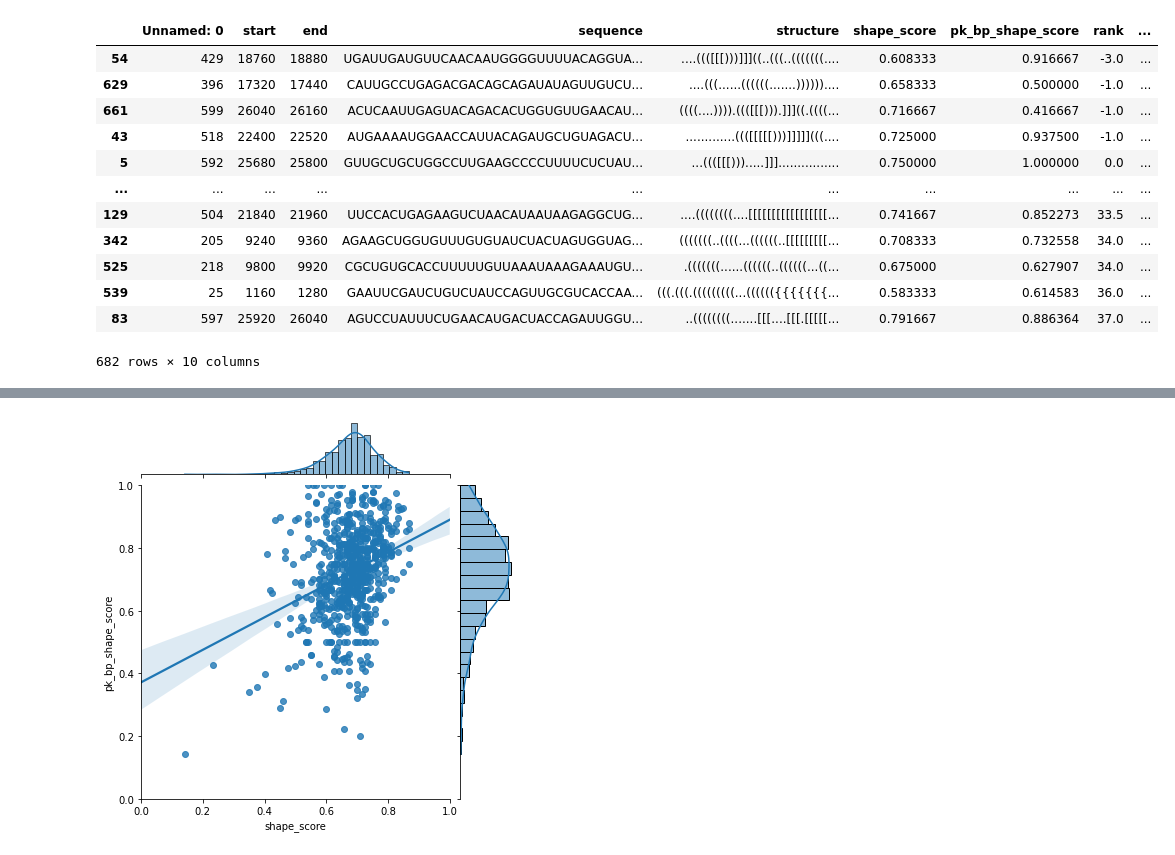
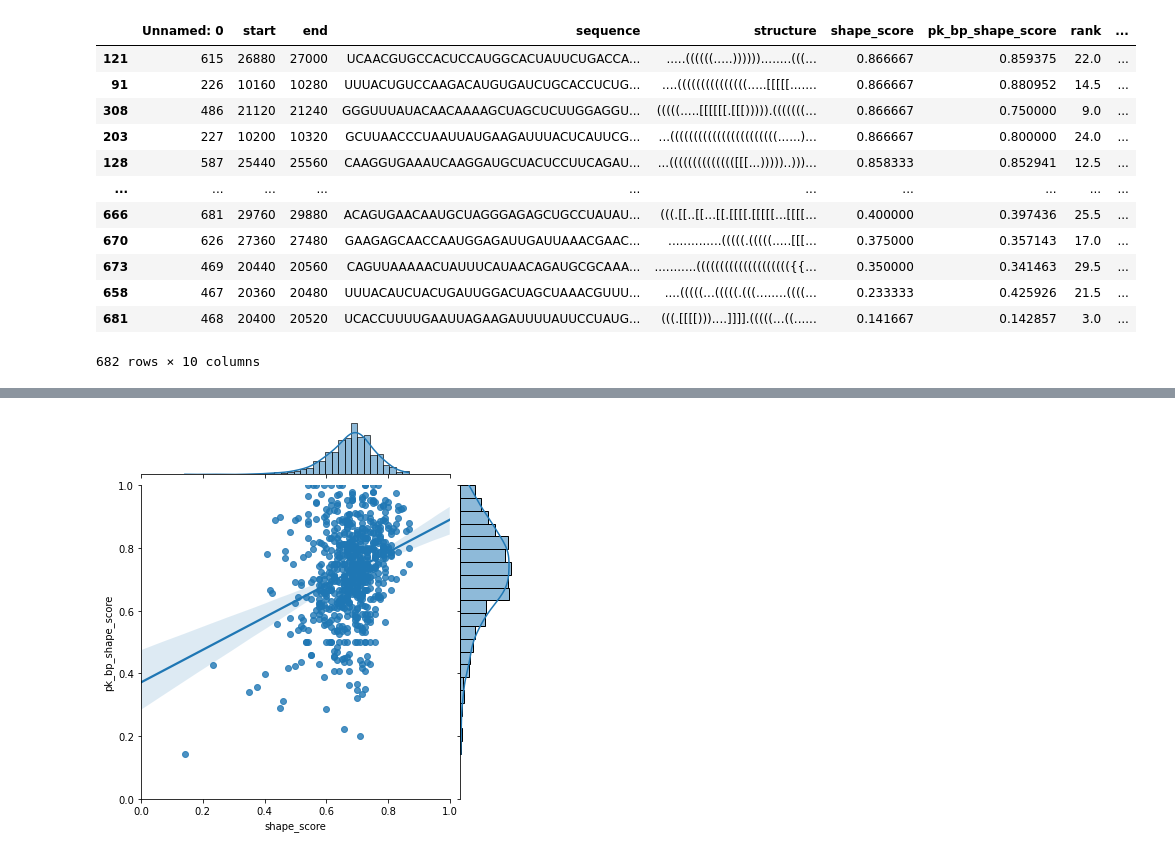
Before and after one commit to rkretsch/PK_research, a Jupyter notebook: notebooks/Visualize PKs.ipynb, the cells around one changed output, grey strips where cells are left out. Saved outputs shown, nothing was run; the diff lists cells and outputs as text; code cells hidden in the pictures.

```diff
--- a/notebooks/Visualize PKs.ipynb
+++ b/notebooks/Visualize PKs.ipynb
@@ -6,19 +6,19 @@ knotty = pd.read_csv('/home/gnye8/Desktop/PK_research/pipeline_results/knotty/kn
 
 pknots = pd.read_csv('/home/gnye8/Desktop/PK_research/pipeline_results/pknots/pknots_analysis_scores.csv')
 # %%
-knotty.sort_values('rank', ascending=True)
+knotty.sort_values('shape_score', ascending=False)
 # %% [output]
 |  | Unnamed: 0 | start | end | sequence | structure | shape_score | pk_bp_shape_score | rank | ... |
-| 54 | 429 | 18760 | 18880 | UGAUUGAUGUUCAACAAUGGGGUUUUACAGGUA... | ....((([[[)))]]]((..(((..(((((((.... | 0.608333 | 0.916667 | -3.0 | ... |
-| 629 | 396 | 17320 | 17440 | CAUUGCCUGAGACGACAGCAGAUAUAGUUGUCU... | ....(((......((((((.......)))))).... | 0.658333 | 0.500000 | -1.0 | ... |
-| 661 | 599 | 26040 | 26160 | ACUCAAUUGAGUACAGACACUGGUGUUGAACAU... | ((((....)))).((([[[))).]]]((.((((... | 0.716667 | 0.416667 | -1.0 | ... |
-| 43 | 518 | 22400 | 22520 | AUGAAAAUGGAACCAUUACAGAUGCUGUAGACU... | .............((([[[[[)))]]]]](((.... | 0.725000 | 0.937500 | -1.0 | ... |
-| 5 | 592 | 25680 | 25800 | GUUGCUGCUGGCCUUGAAGCCCCUUUUCUCUAU... | ...((([[[))).....]]]................ | 0.750000 | 1.000000 | 0.0 | ... |
+| 121 | 615 | 26880 | 27000 | UCAACGUGCCACUCCAUGGCACUAUUCUGACCA... | .....((((((.....))))))........(((... | 0.866667 | 0.859375 | 22.0 | ... |
+| 91 | 226 | 10160 | 10280 | UUUACUGUCCAAGACAUGUGAUCUGCACCUCUG... | ....(((((((((((((((.....[[[[[....... | 0.866667 | 0.880952 | 14.5 | ... |
+| 308 | 486 | 21120 | 21240 | GGGUUUAUACAACAAAAGCUAGCUCUUGGAGGU... | (((((.....[[[[[[.[[[))))).(((((((... | 0.866667 | 0.750000 | 9.0 | ... |
+| 203 | 227 | 10200 | 10320 | GCUUAACCCUAAUUAUGAAGAUUUACUCAUUCG... | ...(((((((((((((((((((((((......)... | 0.866667 | 0.800000 | 24.0 | ... |
+| 128 | 587 | 25440 | 25560 | CAAGGUGAAAUCAAGGAUGCUACUCCUUCAGAU... | ...(((((((((((((([[[...)))))..)))... | 0.858333 | 0.852941 | 12.5 | ... |
 | ... | ... | ... | ... | ... | ... | ... | ... | ... | ... |
-| 129 | 504 | 21840 | 21960 | UUCCACUGAGAAGUCUAACAUAAUAAGAGGCUG... | ....((((((((....[[[[[[[[[[[[[[[[[... | 0.741667 | 0.852273 | 33.5 | ... |
-| 342 | 205 | 9240 | 9360 | AGAAGCUGGUGUUUGUGUAUCUACUAGUGGUAG... | (((((((..((((...((((((..[[[[[[[[[... | 0.708333 | 0.732558 | 34.0 | ... |
-| 525 | 218 | 9800 | 9920 | CGCUGUGCACCUUUUUGUUAAAUAAAGAAAUGU... | .(((((((......((((((..((((((...((... | 0.675000 | 0.627907 | 34.0 | ... |
-| 539 | 25 | 1160 | 1280 | GAAUUCGAUCUGUCUAUCCAGUUGCGUCACCAA... | (((.(((.(((((((((...(((((({{{{{{{... | 0.583333 | 0.614583 | 36.0 | ... |
-| 83 | 597 | 25920 | 26040 | AGUCCUAUUUCUGAACAUGACUACCAGAUUGGU... | ..((((((((.......[[[....[[[.[[[[[... | 0.791667 | 0.886364 | 37.0 | ... |
+| 666 | 681 | 29760 | 29880 | ACAGUGAACAAUGCUAGGGAGAGCUGCCUAUAU... | (((.[[..[[...[[.[[[[.[[[[[...[[[[... | 0.400000 | 0.397436 | 25.5 | ... |
+| 670 | 626 | 27360 | 27480 | GAAGAGCAACCAAUGGAGAUUGAUUAAACGAAC... | ..............(((((.(((((.....[[[... | 0.375000 | 0.357143 | 17.0 | ... |
+| 673 | 469 | 20440 | 20560 | CAGUUAAAAACUAUUUCAUAACAGAUGCGCAAA... | ...........(((((((((((((((((((({{... | 0.350000 | 0.341463 | 29.5 | ... |
+| 658 | 467 | 20360 | 20480 | UUUACAUCUACUGAUUGGACUAGCUAAACGUUU... | ....(((((...(((((.(((........((((... | 0.233333 | 0.425926 | 21.5 | ... |
+| 681 | 468 | 20400 | 20520 | UCACCUUUUGAAUUAGAAGAUUUUAUUCCUAUG... | (((.[[[[)))....]]]].(((((...((...... | 0.141667 | 0.142857 | 3.0 | ... |
 682 rows × 10 columns
 # %%
```
Also changed, not shown: parts of 5 cells of this notebook.
